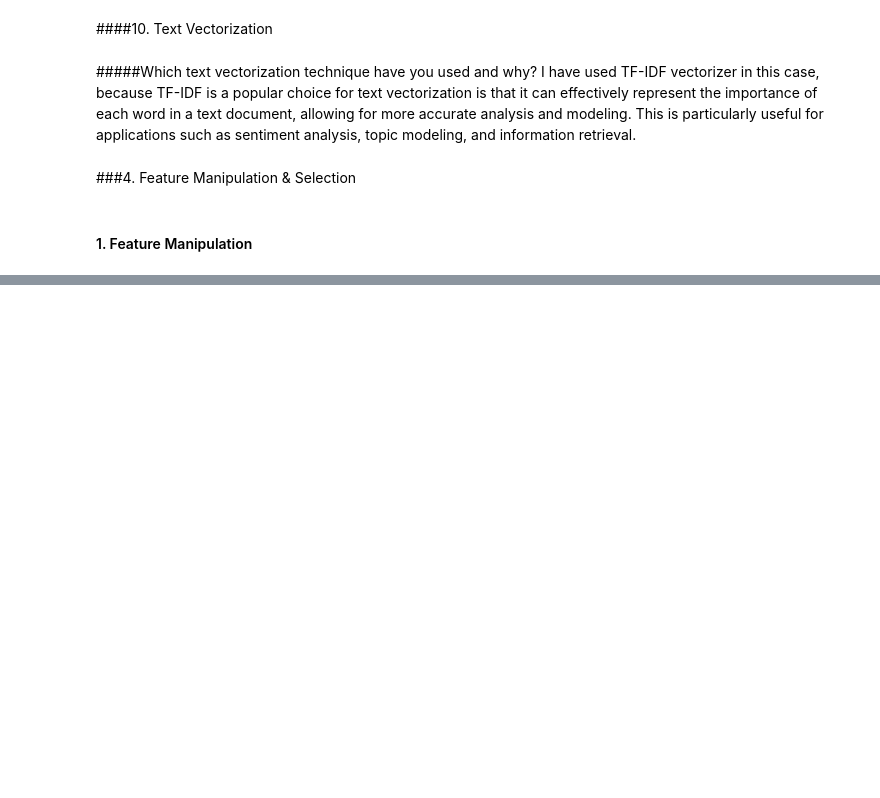
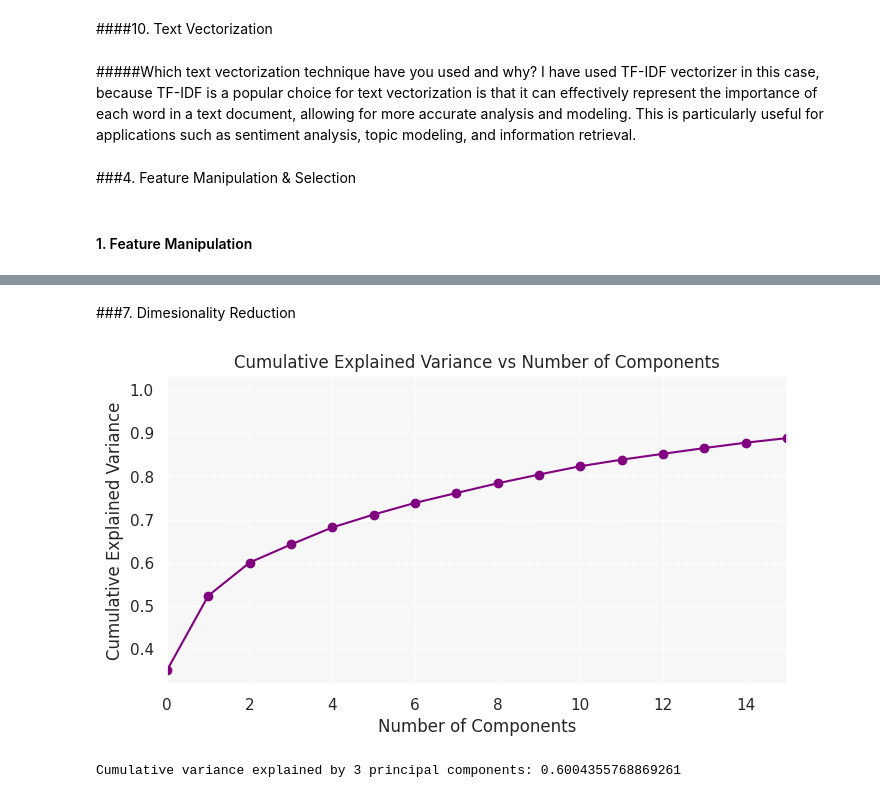
Before and after one commit to ErSangram/capstone_03_Zomato_Restaurant_Clustering_And_Analysis, a Jupyter notebook: Zomato_Restaurant_Clustering_And_Sentiment_Analysis.ipynb, the cells around one changed output, grey strips where cells are left out. Drawn from its saved outputs; the diff is of its cells as text; code cells hidden in the pictures; blank space fills up the shorter version.

```diff
--- a/Zomato_Restaurant_Clustering_And_Sentiment_Analysis.ipynb
+++ b/Zomato_Restaurant_Clustering_And_Sentiment_Analysis.ipynb
@@ -916,8 +934,8 @@ avg_hotel_rating
 # %%
 #adding average rating - will remove 5 unrated restaurant from 105 restaurant
 avg_hotel_rating.rename(columns = {'Rating':'Average_Rating'}, inplace =True)
-zomato_df = zomato_df.merge(avg_hotel_rating[['Average_Rating','Restaurant']], on = 'Restaurant')
+restro_df = restro_df.merge(avg_hotel_rating[['Average_Rating','Restaurant']], on = 'Restaurant')
 # %%
 #adding cost column to the new dataset
-cluster_dummy = zomato_df[['Restaurant','Cost','Average_Rating','Total_Cuisine_Count'
+cluster_dummy = restro_df[['Restaurant','Cost','Average_Rating','Total_Cuisine_Count'
                       ]].merge(cluster_dummy, on = 'Restaurant')
@@ -1080,0 +1137,4 @@ Index(['Restaurant', 'Links', 'Cost', 'Collections', 'Cuisines', 'Timings',
+# %%
+#using log transformation to transform Cost as using capping tends to change median and mean
+cluster_df['Cost'] = np.log1p(cluster_df['Cost'])
+cluster_dummy['Cost'] = np.log1p(cluster_dummy['Cost'])
@@ -1080,0 +1145,11 @@ Index(['Restaurant', 'Links', 'Cost', 'Collections', 'Cuisines', 'Timings',
+# %%
+# Scaling your data
+from sklearn.preprocessing import StandardScaler
+
+# Select the numerical variables to standardize
+numerical_vars = ['Cost','Total_Cuisine_Count','Average_Rating']
+
+# Standardize the numerical variables using StandardScaler
+scaler = StandardScaler()
+scaled_df = cluster_dummy.copy()
+scaled_df[numerical_vars] = scaler.fit_transform(cluster_dummy[numerical_vars])
@@ -1080,0 +1163,42 @@ Index(['Restaurant', 'Links', 'Cost', 'Collections', 'Cuisines', 'Timings',
+# %% [markdown]
+###7. Dimesionality Reduction
+# %%
+# DImensionality Reduction (If needed)
+from sklearn.decomposition import PCA
+pca = PCA()
+
+# Fit the PCA object to your standardized data
+pca.fit(scaled_df)
+
+# Get explained variance ratio of each principal component
+cumulative_var = np.cumsum(pca.explained_variance_ratio_)
+
+# visualising the cummulative variance
+fig, ax = plt.subplots(figsize=(8,4))
+ax.plot(cumulative_var, marker='o', color='purple')
+ax.set_xlabel("Number of Components")
+ax.set_ylabel("Cumulative Explained Variance")
+ax.set_title("Cumulative Explained Variance vs Number of Components")
+plt.xlim([0, 15])
+
+# Add background color and style
+ax.set_facecolor('#f7f7f7')
+ax.grid(color='white', linestyle='--', linewidth=1)
+
+plt.show()
+# %% [output]
+[figure, added]
+# %%
+#using n_component as 3
+pca = PCA(n_components=3)
+
+# fit PCA on features
+pca.fit(scaled_df)
+
+# transform data to principal component space
+pca_df = pca.transform(scaled_df)
+
+# variance explained by three components
+print(f'Cumulative variance explained by 3 principal components: {np.sum(pca.explained_variance_ratio_)}')
+# %% [output]
+Cumulative variance explained by 3 principal components: 0.6004355768869261
```
Also changed, not shown: parts of 46 cells of this notebook.
